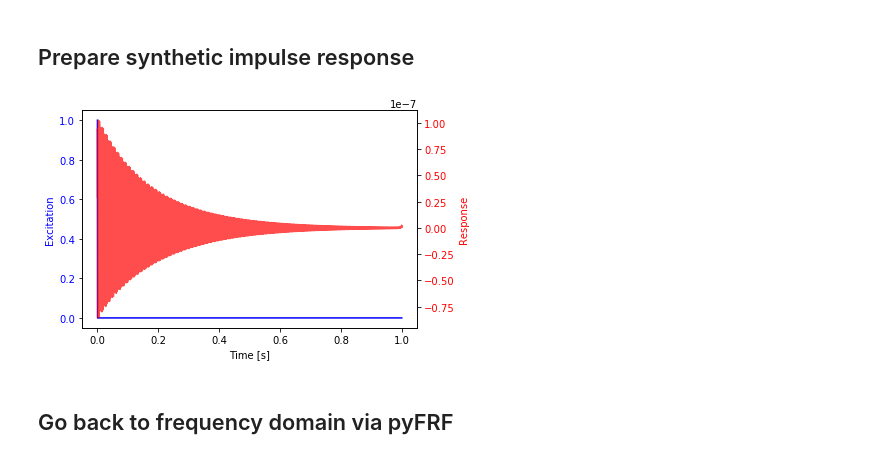
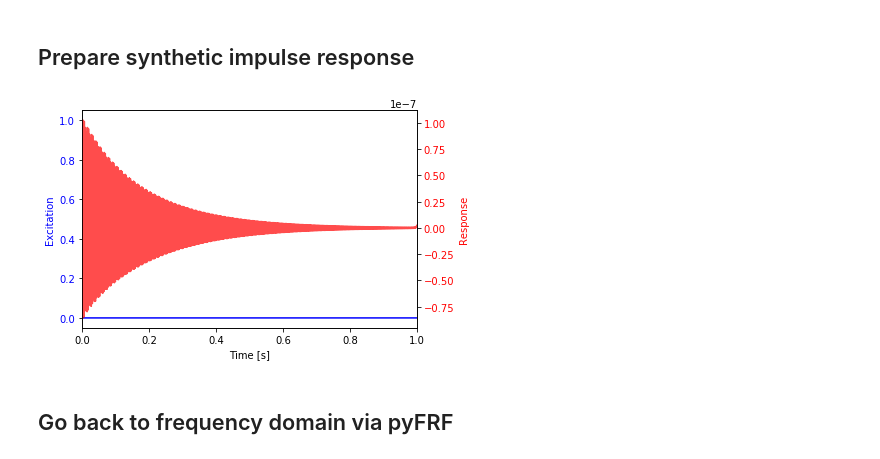
Before and after one commit to ladisk/pyFRF, a Jupyter notebook: Showcase pyFRF.ipynb, the cells around one changed output. Saved outputs shown, nothing was run; the diff lists cells and outputs as text; code cells hidden in the pictures.

```diff
--- a/Showcase pyFRF.ipynb
+++ b/Showcase pyFRF.ipynb
@@ -49,25 +49,25 @@ for tl in ax2.get_yticklabels():
 # %%
 h = np.fft.irfft(H1_syn)
 l = len(H1_syn)*2-2
-t = np.arange(l)/(l-1)
+t = np.linspace(0, 1, num=l)
 exc = np.zeros_like(t)
 exc[0] = 1
 # %%
 fig, ax1 = plt.subplots()
 ax1.plot(t, exc, 'b');
 ax1.set_xlabel('Time [s]')
 ax1.set_ylabel('Excitation', color='b')
-ax1.set_xlim(left=0, right=0.002)
+ax1.set_xlim(left=0, right=1)
 for tl in ax1.get_yticklabels():
     tl.set_color('b')
 
 ax2 = ax1.twinx()
 ax2.plot(t, h, 'r', alpha=0.7)
 ax2.set_ylabel('Response', color='r')
 for tl in ax2.get_yticklabels():
     tl.set_color('r')
 # %% [output]
-[figure, old version]
+[figure, new version]
 # %% [markdown]
 ## Go back to frequency domain via pyFRF
 # %%
```
Also changed, not shown: parts of 4 cells of this notebook, 1 other file.
